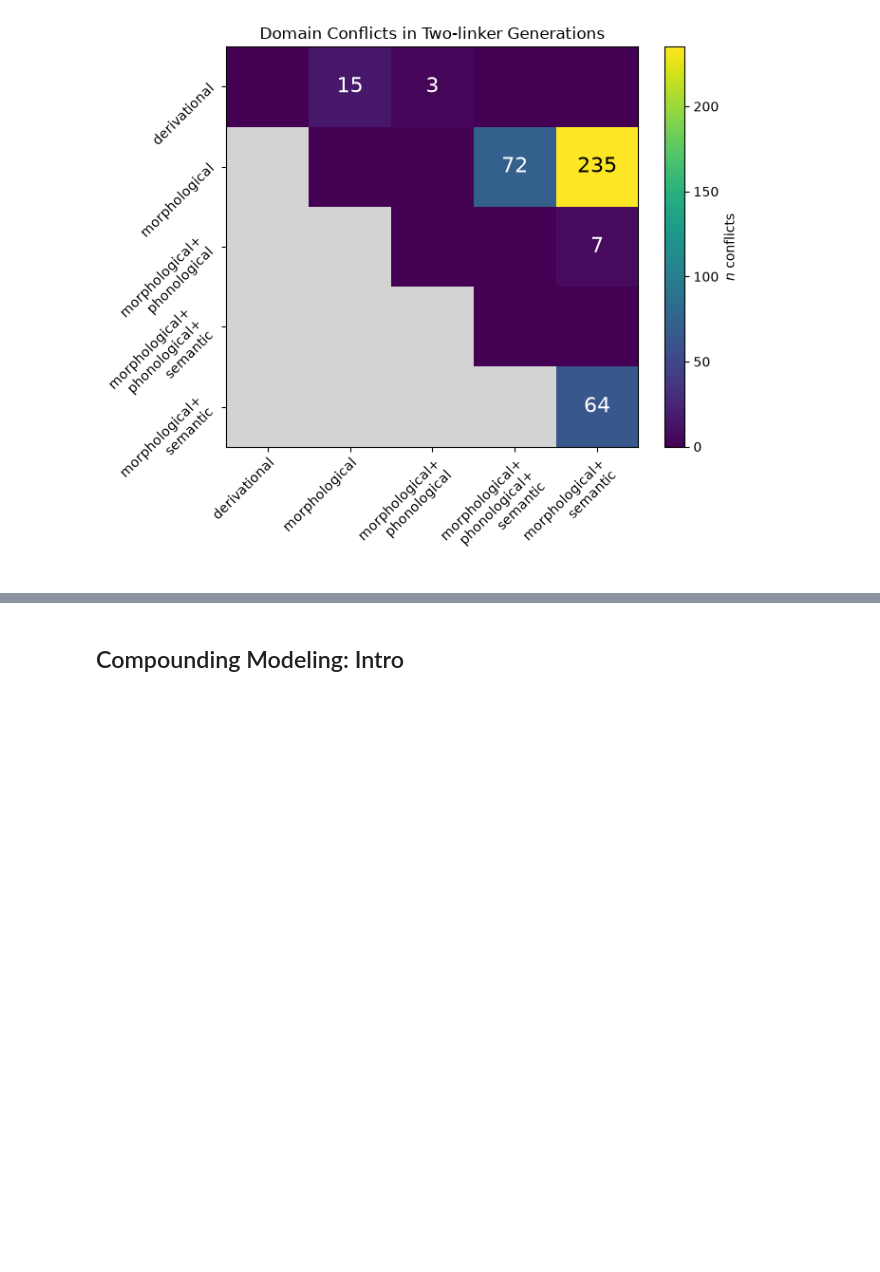
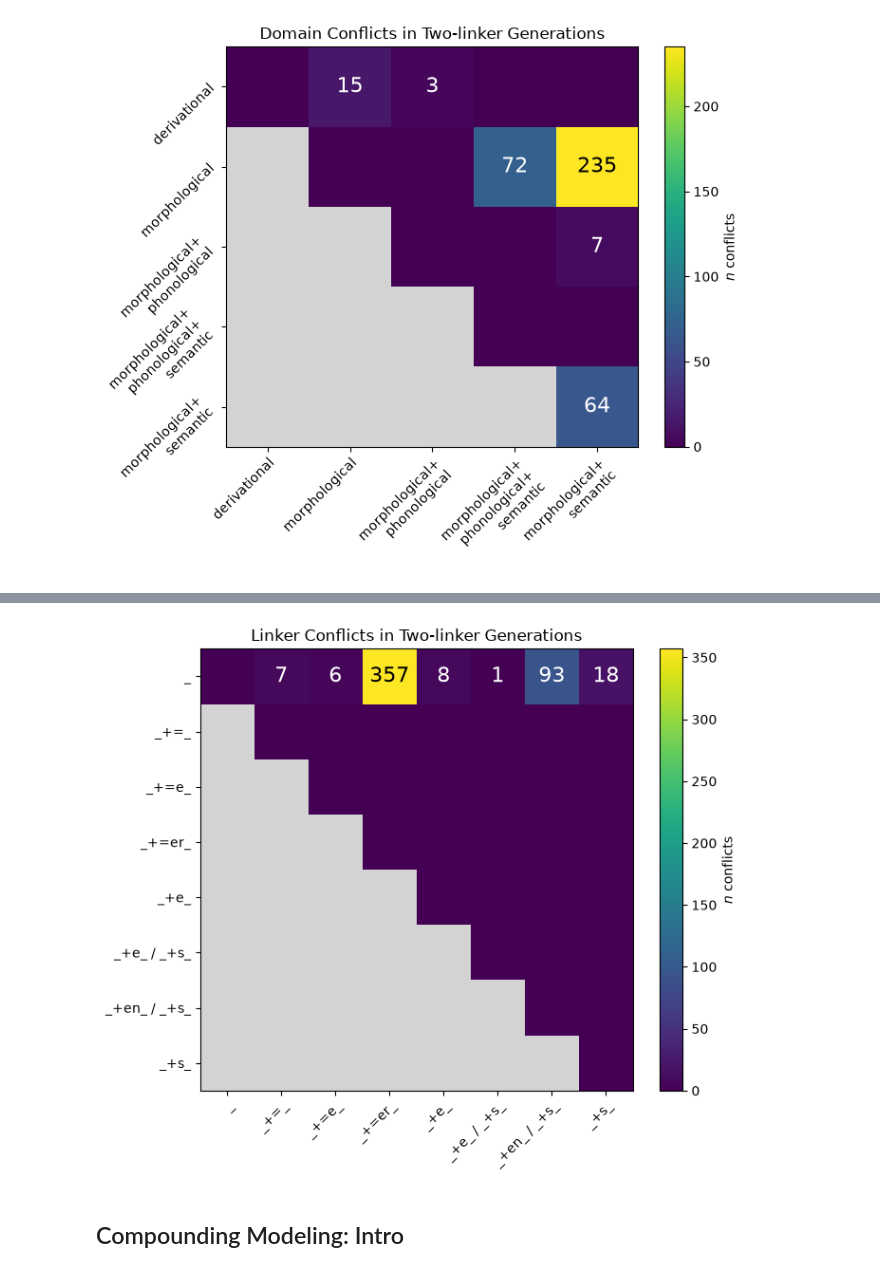
Before and after one commit to maxschmaltz/DieKonstraints, a Jupyter notebook: comp_modeling/inspect.ipynb, the cells around one changed output, grey strips where cells are left out. Saved outputs shown, nothing was run; the diff lists cells and outputs as text; code cells hidden in the pictures; blank space fills up the shorter version.

```diff
--- a/comp_modeling/inspect.ipynb
+++ b/comp_modeling/inspect.ipynb
@@ -558,3 +567,51 @@ plt.show()
+# %%
+unique_linker_sets = set()
+linker_confls_data = defaultdict(lambda: defaultdict(int))
+for acceptable_linkers in acceptable_linkers_all.values():
+    if len(acceptable_linkers) == 1 or acceptable_linkers.get("_", []) == [DEF_ID]:
+        continue
+    linkers = sorted(list(acceptable_linkers.keys()))
+    l1 = linkers[0]
+    l2s = " / ".join(linkers[1:])
+    linker_confls_data[l1][l2s] += 1
+    unique_linker_sets.update([l1, l2s])
+
+linker_map = {
+    linker: i for i, linker in enumerate(sorted(unique_linker_sets))
+}
+linker_confls_matrix = np.zeros((len(linker_map), len(linker_map)))
+
+for l1, conflicts in linker_confls_data.items():
+    for l2, n in conflicts.items():
+        linker_confls_matrix[linker_map[l1], linker_map[l2]] = n
+
+plt.figure(figsize=(7, 6))
+lower_mask = np.tri(linker_confls_matrix.shape[0], k=-1)
+linker_confls_matrix = np.ma.array(linker_confls_matrix, mask=lower_mask)
+cmap = plt.cm.viridis.copy()
+cmap.set_bad("lightgrey")  # grey where masked
+plt.imshow(linker_confls_matrix, cmap=cmap, aspect="auto")
+plt.colorbar(label="$n$ conflicts")
+plt.title("Linker Conflicts in Two-linker Generations")
+ticks, labels = list(linker_map.values()), list(linker_map.keys())
+plt.xticks(ticks, labels=labels, fontsize=10, rotation=45, ha="right",rotation_mode="anchor")
+plt.yticks(ticks, labels=labels, fontsize=10)#, rotation=45)
+
+for i, j in product(range(len(linker_map)), repeat=2):
+    val = linker_confls_matrix[i, j]
+    if val > 0:
+        plt.text(
+            j, i, f"{int(val)}",
+            ha="center", va="center",
+            color="white" if val < 200 else "black",
+            fontsize=16
+        )
+
+plt.tight_layout()
+plt.savefig("out/linker_confls.png", dpi="figure")
+plt.show()
+# %% [output]
+[figure, added]
 # %% [markdown]
 ## Compounding Modeling: Intro
 # %% [markdown]
```
Also changed, not shown: parts of 46 cells of this notebook, 2 other files.
